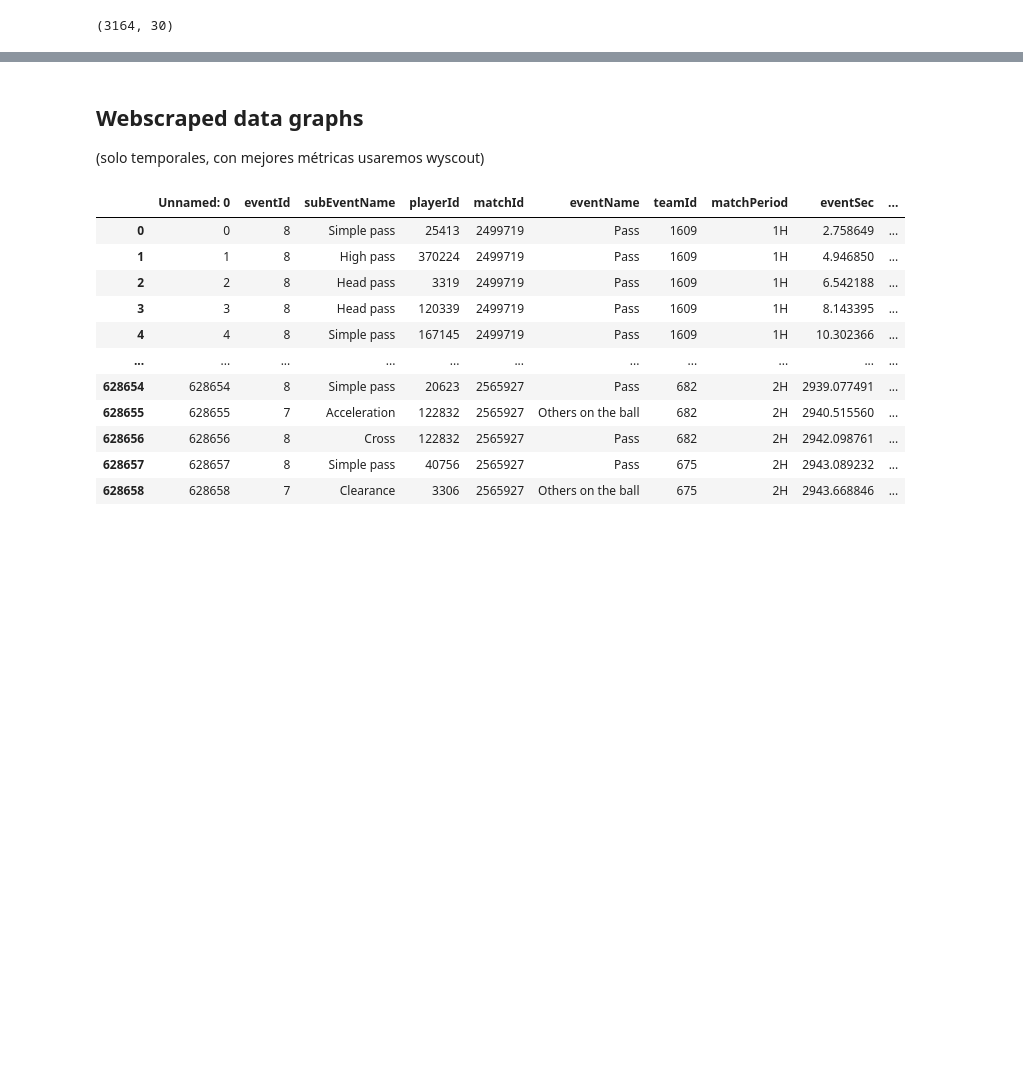
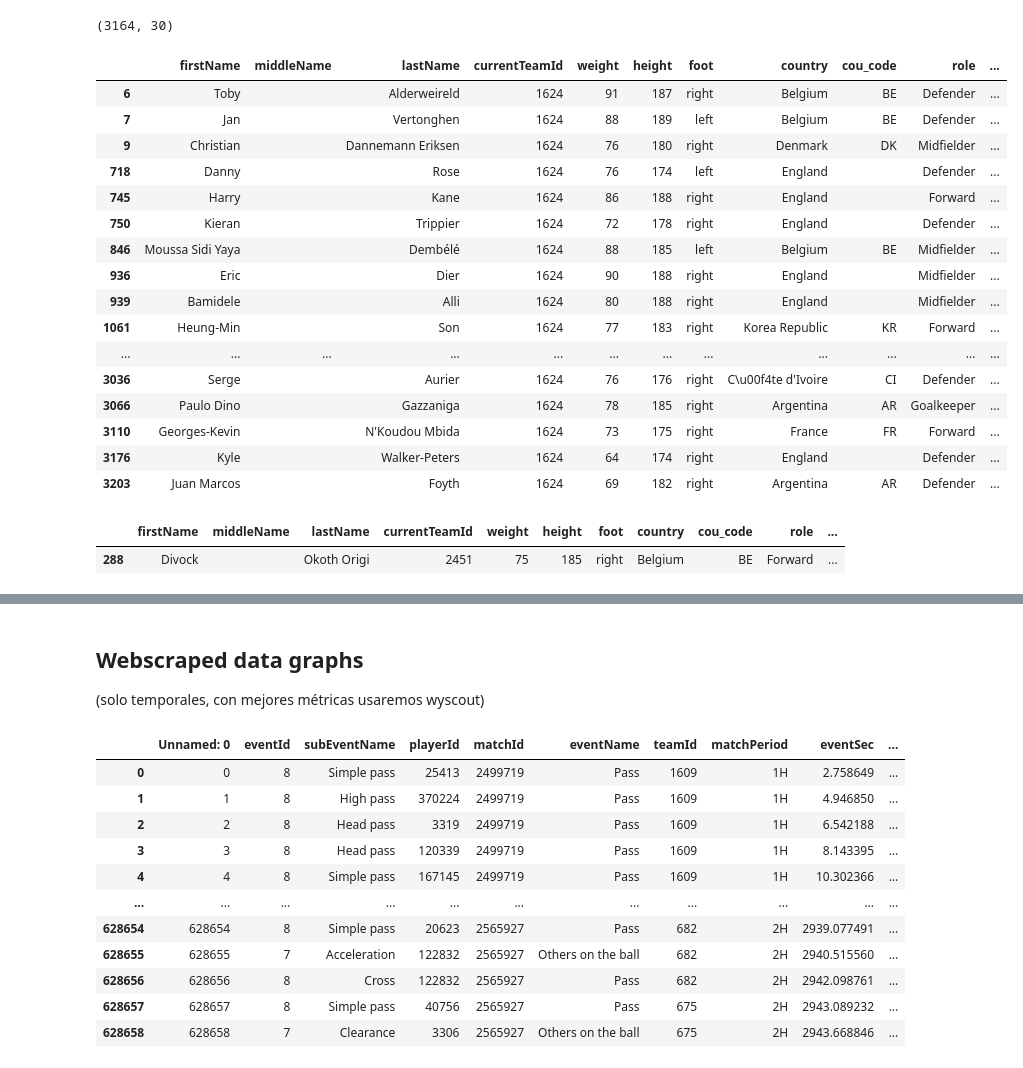
Before and after one commit to ErnestoAnaya/analisis_deportivo, a Jupyter notebook: Codigos/dashboard/viz_stats_dashboard.ipynb, the cells around one changed output, grey strips where cells are left out. Drawn from its saved outputs; the diff is of its cells as text; code cells hidden in the pictures; blank space fills up the shorter version.

```diff
--- a/Codigos/dashboard/viz_stats_dashboard.ipynb
+++ b/Codigos/dashboard/viz_stats_dashboard.ipynb
@@ -79,3 +79,8 @@ O.G.C. Nice CÃ´te d'Azur
 df_all_info:
 - 3603 jugadores
 - pero 1164 no tienen equipo asignado (
+# %%
+def get_last_name_1(text):
+    text_list = text.split(" ")
+
+    return text_list[0]
@@ -96,3 +106,28 @@ df_all_info.shape
 player_stats.shape
 # %% [output]
 (3164, 30)
+# %%
+df_all_info[df_all_info.officialName.str.contains("Tottenham") == True]
+# %% [output]
+|  | firstName | middleName | lastName | currentTeamId | weight | height | foot | country | cou_code | role | ... |
+| 6 | Toby |  | Alderweireld | 1624 | 91 | 187 | right | Belgium | BE | Defender | ... |
+| 7 | Jan |  | Vertonghen | 1624 | 88 | 189 | left | Belgium | BE | Defender | ... |
+| 9 | Christian |  | Dannemann Eriksen | 1624 | 76 | 180 | right | Denmark | DK | Midfielder | ... |
+| 718 | Danny |  | Rose | 1624 | 76 | 174 | left | England |  | Defender | ... |
+| 745 | Harry |  | Kane | 1624 | 86 | 188 | right | England |  | Forward | ... |
+| 750 | Kieran |  | Trippier | 1624 | 72 | 178 | right | England |  | Defender | ... |
+| 846 | Moussa Sidi Yaya |  | Dembélé | 1624 | 88 | 185 | left | Belgium | BE | Midfielder | ... |
+| 936 | Eric |  | Dier | 1624 | 90 | 188 | right | England |  | Midfielder | ... |
+| 939 | Bamidele |  | Alli | 1624 | 80 | 188 | right | England |  | Midfielder | ... |
+| 1061 | Heung-Min |  | Son | 1624 | 77 | 183 | right | Korea Republic | KR | Forward | ... |
+| ... | ... | ... | ... | ... | ... | ... | ... | ... | ... | ... | ... |
+| 3036 | Serge |  | Aurier | 1624 | 76 | 176 | right | C\u00f4te d'Ivoire | CI | Defender | ... |
+| 3066 | Paulo Dino |  | Gazzaniga | 1624 | 78 | 185 | right | Argentina | AR | Goalkeeper | ... |
+| 3110 | Georges-Kevin |  | N'Koudou Mbida | 1624 | 73 | 175 | right | France | FR | Forward | ... |
+| 3176 | Kyle |  | Walker-Peters | 1624 | 64 | 174 | right | England |  | Defender | ... |
+| 3203 | Juan Marcos |  | Foyth | 1624 | 69 | 182 | right | Argentina | AR | Defender | ... |
+# %%
+df_all_info[df_all_info['lastName'].str.contains("Origi") == True]
+# %% [output]
+|  | firstName | middleName | lastName | currentTeamId | weight | height | foot | country | cou_code | role | ... |
+| 288 | Divock |  | Okoth Origi | 2451 | 75 | 185 | right | Belgium | BE | Forward | ... |
```
Also changed, not shown: parts of 12 cells of this notebook, 1 other file.
